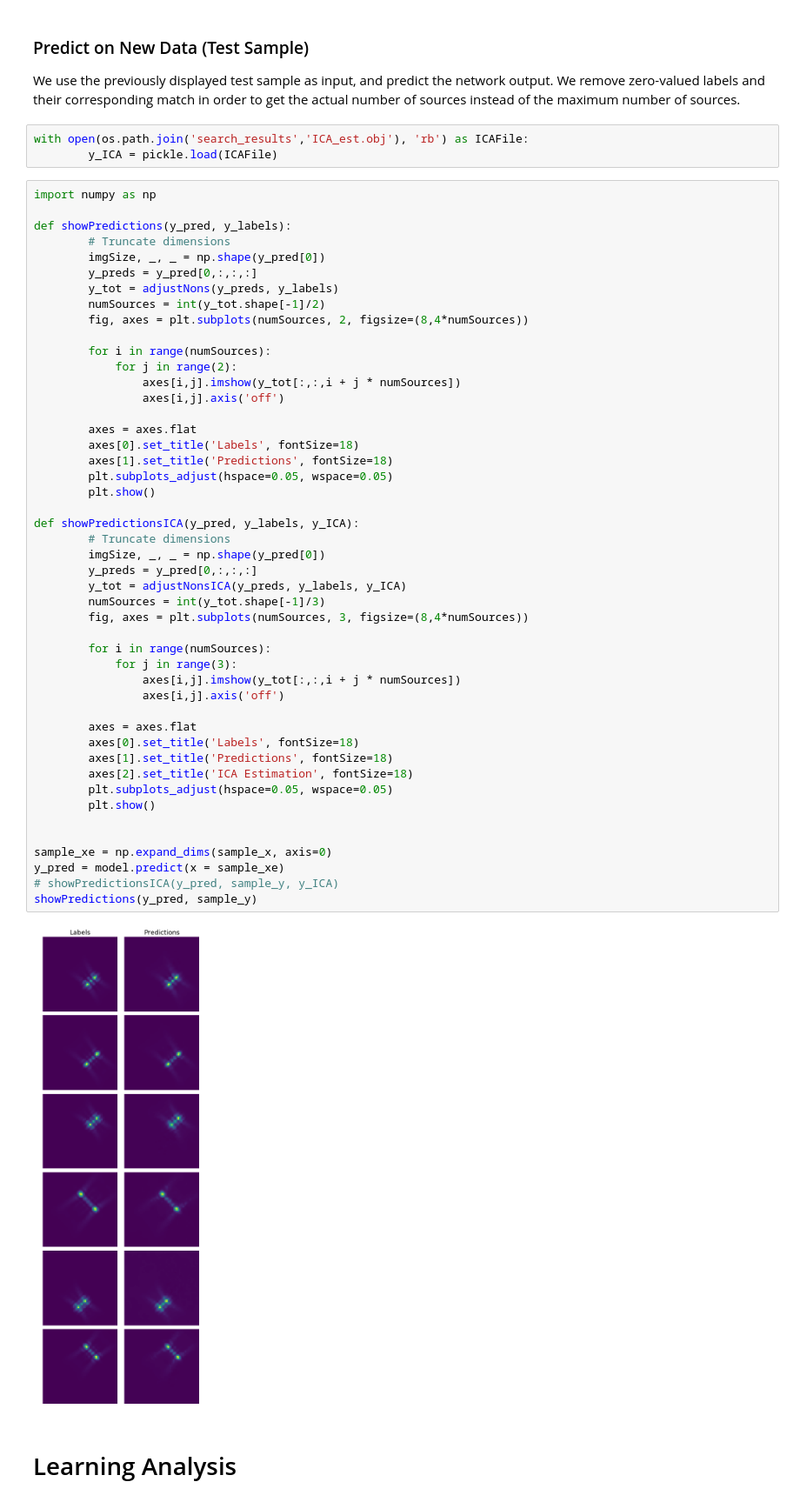
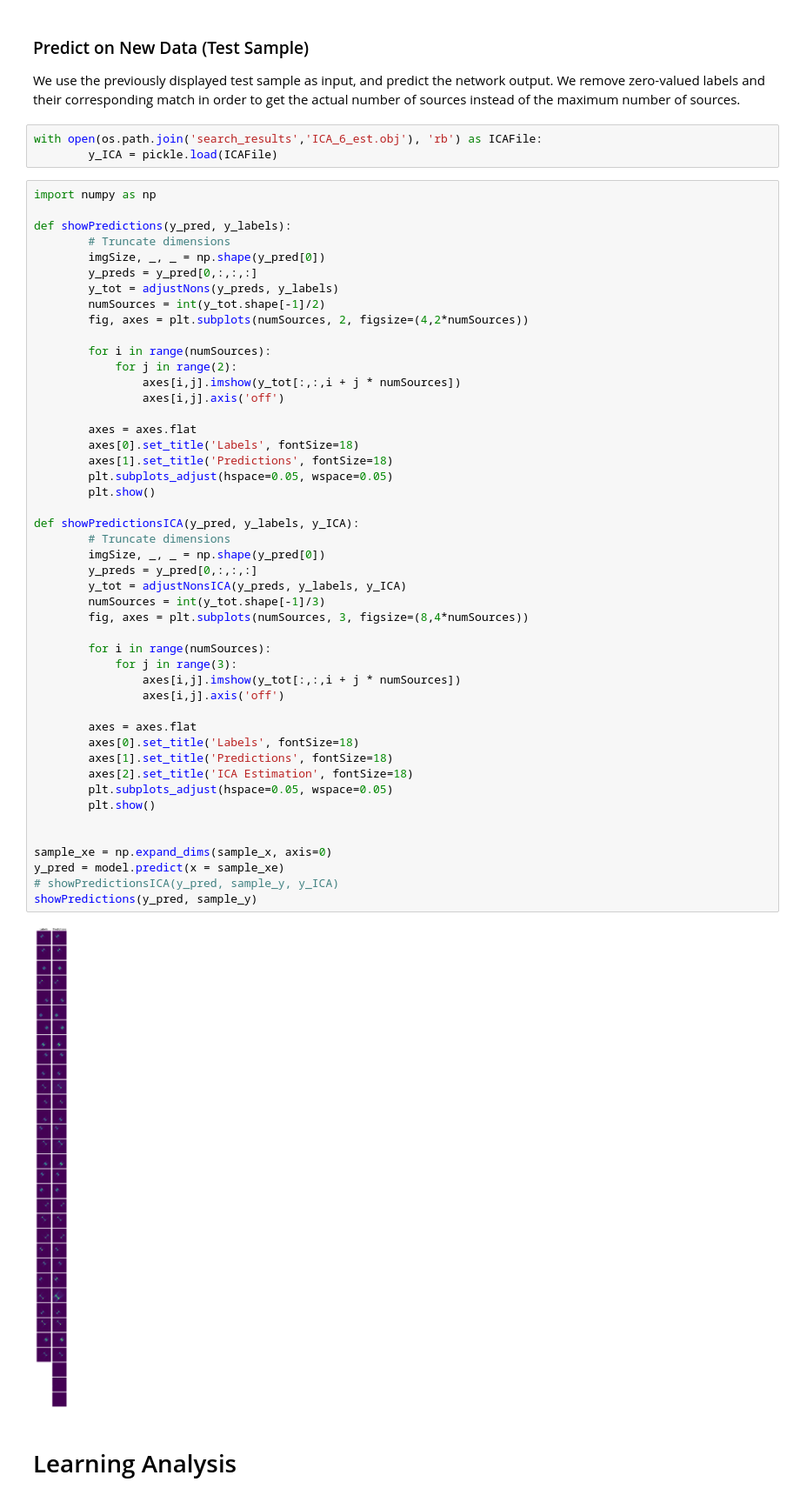
Before and after one commit to OrrAvrech/Alex_Orr_Project, a Jupyter notebook: NNflow/VizResults.ipynb, the cells around one changed output. Shown at 87% size. Cells and saved outputs as stored; diff of their text form.

```diff
--- a/NNflow/VizResults.ipynb
+++ b/NNflow/VizResults.ipynb
@@ -190,7 +190,7 @@ mean_absolute_error: 0.04021
 ### Predict on New Data (Test Sample)
 We use the previously displayed test sample as input, and predict the network output. We remove zero-valued labels and their corresponding match in order to get the actual number of sources instead of the maximum number of sources.
 # %%
-with open(os.path.join('search_results','ICA_est.obj'), 'rb') as ICAFile:
+with open(os.path.join('search_results','ICA_6_est.obj'), 'rb') as ICAFile:
         y_ICA = pickle.load(ICAFile)
 # %%
 import numpy as np
@@ -201,7 +201,7 @@ def showPredictions(y_pred, y_labels):
         y_preds = y_pred[0,:,:,:]
         y_tot = adjustNons(y_preds, y_labels)
         numSources = int(y_tot.shape[-1]/2)
-        fig, axes = plt.subplots(numSources, 2, figsize=(8,4*numSources))
+        fig, axes = plt.subplots(numSources, 2, figsize=(4,2*numSources))
 
         for i in range(numSources):
             for j in range(2):
@@ -213,34 +213,34 @@ def showPredictions(y_pred, y_labels):
         axes[1].set_title('Predictions', fontSize=18)
         plt.subplots_adjust(hspace=0.05, wspace=0.05)
         plt.show()
 
 def showPredictionsICA(y_pred, y_labels, y_ICA):
         # Truncate dimensions
         imgSize, _, _ = np.shape(y_pred[0])
         y_preds = y_pred[0,:,:,:]
         y_tot = adjustNonsICA(y_preds, y_labels, y_ICA)
         numSources = int(y_tot.shape[-1]/3)
         fig, axes = plt.subplots(numSources, 3, figsize=(8,4*numSources))
 
         for i in range(numSources):
             for j in range(3):
                 axes[i,j].imshow(y_tot[:,:,i + j * numSources])
                 axes[i,j].axis('off')
 
         axes = axes.flat
         axes[0].set_title('Labels', fontSize=18)
         axes[1].set_title('Predictions', fontSize=18)
         axes[2].set_title('ICA Estimation', fontSize=18)
         plt.subplots_adjust(hspace=0.05, wspace=0.05)
         plt.show()
 
 
 sample_xe = np.expand_dims(sample_x, axis=0)
 y_pred = model.predict(x = sample_xe)
 # showPredictionsICA(y_pred, sample_y, y_ICA)
 showPredictions(y_pred, sample_y)
 # %% [output]
-[figure, old version]
+[figure, new version]
 # %% [markdown]
 # Learning Analysis
 # %% [markdown]
```
Also changed, not shown: parts of 6 cells of this notebook, 4 other files.
